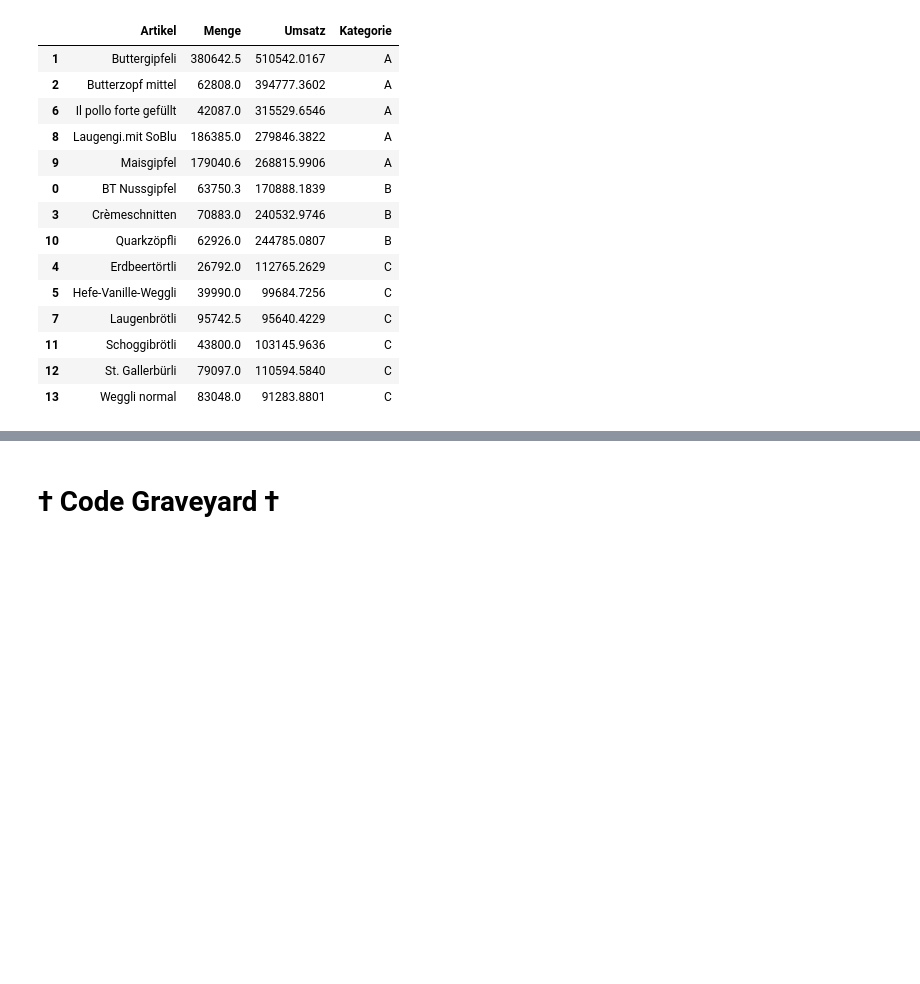
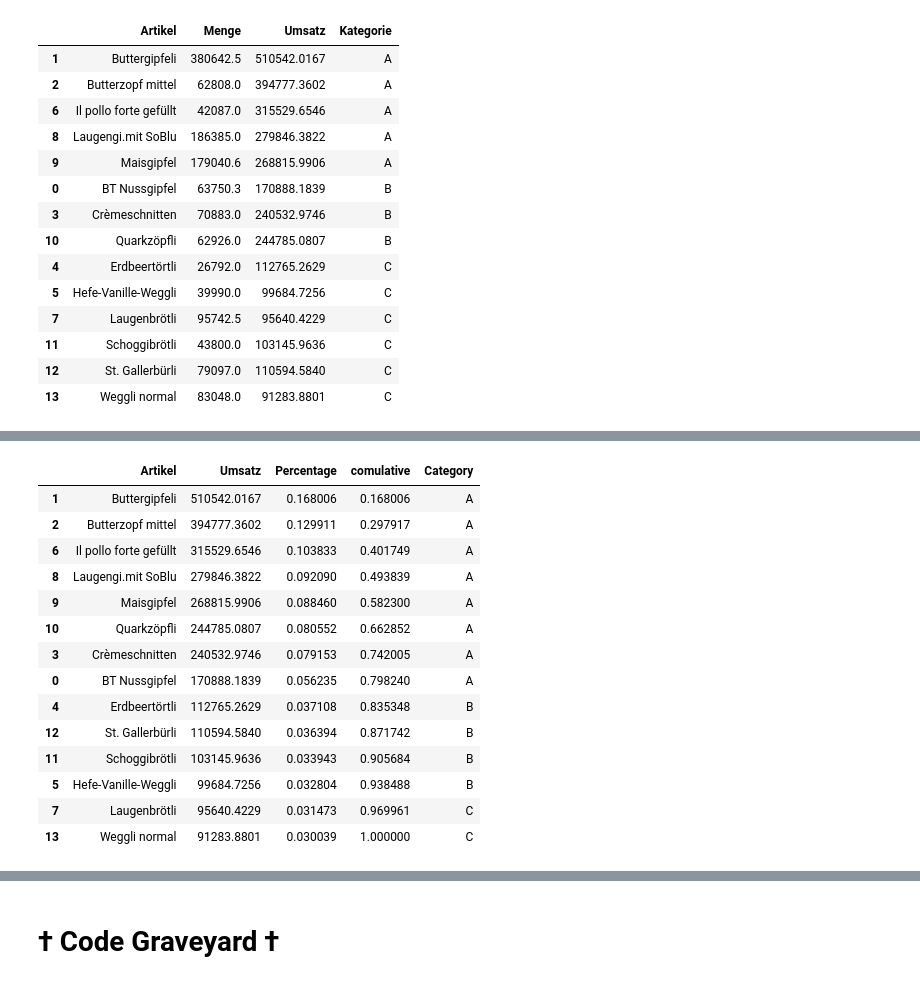
Before and after one commit to mrtz-wssl/KI_in_KMU, a Jupyter notebook: KI_in_KMU_Main.ipynb, the cells around one changed output, grey strips where cells are left out. Drawn from its saved outputs; the diff is of its cells as text; code cells hidden in the pictures; blank space fills up the shorter version.

```diff
--- a/KI_in_KMU_Main.ipynb
+++ b/KI_in_KMU_Main.ipynb
@@ -361,0 +415,19 @@ dataABC.sort_values(by=['Kategorie'])
+# %%
+# Nun wurde der Datensatz mit der Spalte "Category" erweitert.
+data_abc_analyse
+# %% [output]
+|  | Artikel | Umsatz | Percentage | comulative | Category |
+| 1 | Buttergipfeli | 510542.0167 | 0.168006 | 0.168006 | A |
+| 2 | Butterzopf mittel | 394777.3602 | 0.129911 | 0.297917 | A |
+| 6 | Il pollo forte gefüllt | 315529.6546 | 0.103833 | 0.401749 | A |
+| 8 | Laugengi.mit SoBlu | 279846.3822 | 0.092090 | 0.493839 | A |
+| 9 | Maisgipfel | 268815.9906 | 0.088460 | 0.582300 | A |
+| 10 | Quarkzöpfli | 244785.0807 | 0.080552 | 0.662852 | A |
+| 3 | Crèmeschnitten | 240532.9746 | 0.079153 | 0.742005 | A |
+| 0 | BT Nussgipfel | 170888.1839 | 0.056235 | 0.798240 | A |
+| 4 | Erdbeertörtli | 112765.2629 | 0.037108 | 0.835348 | B |
+| 12 | St. Gallerbürli | 110594.5840 | 0.036394 | 0.871742 | B |
+| 11 | Schoggibrötli | 103145.9636 | 0.033943 | 0.905684 | B |
+| 5 | Hefe-Vanille-Weggli | 99684.7256 | 0.032804 | 0.938488 | B |
+| 7 | Laugenbrötli | 95640.4229 | 0.031473 | 0.969961 | C |
+| 13 | Weggli normal | 91283.8801 | 0.030039 | 1.000000 | C |
```
Also changed, not shown: parts of 12 cells of this notebook.
